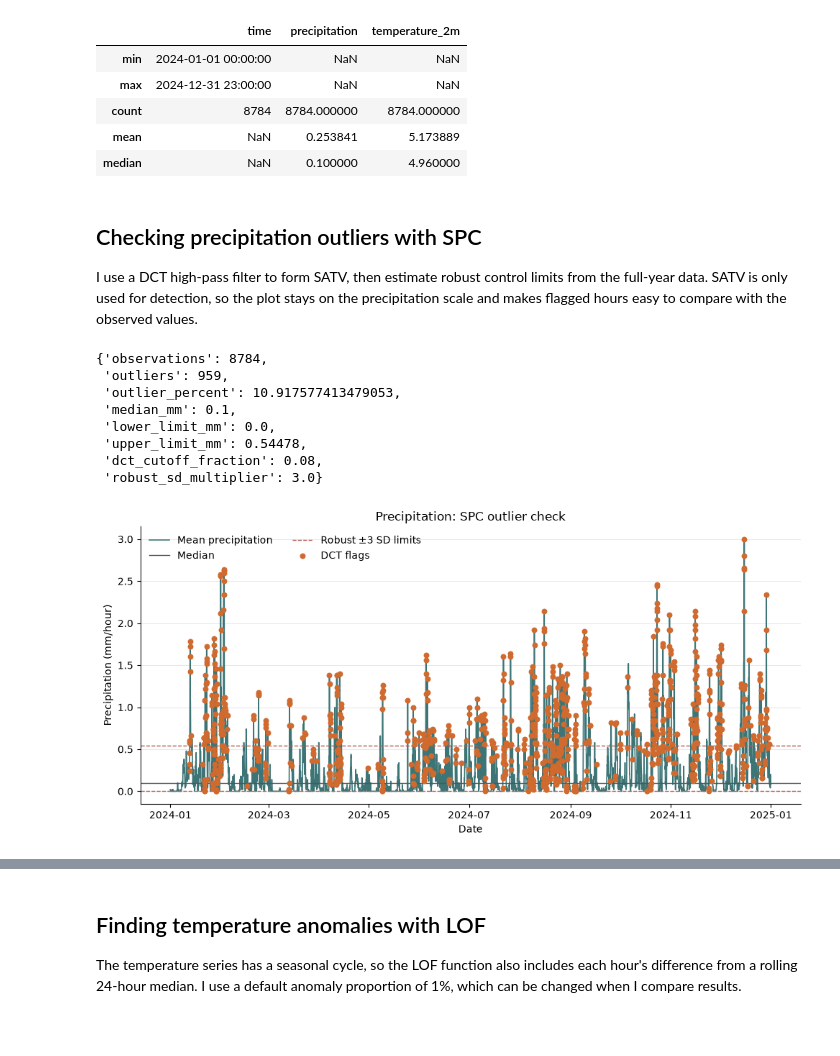
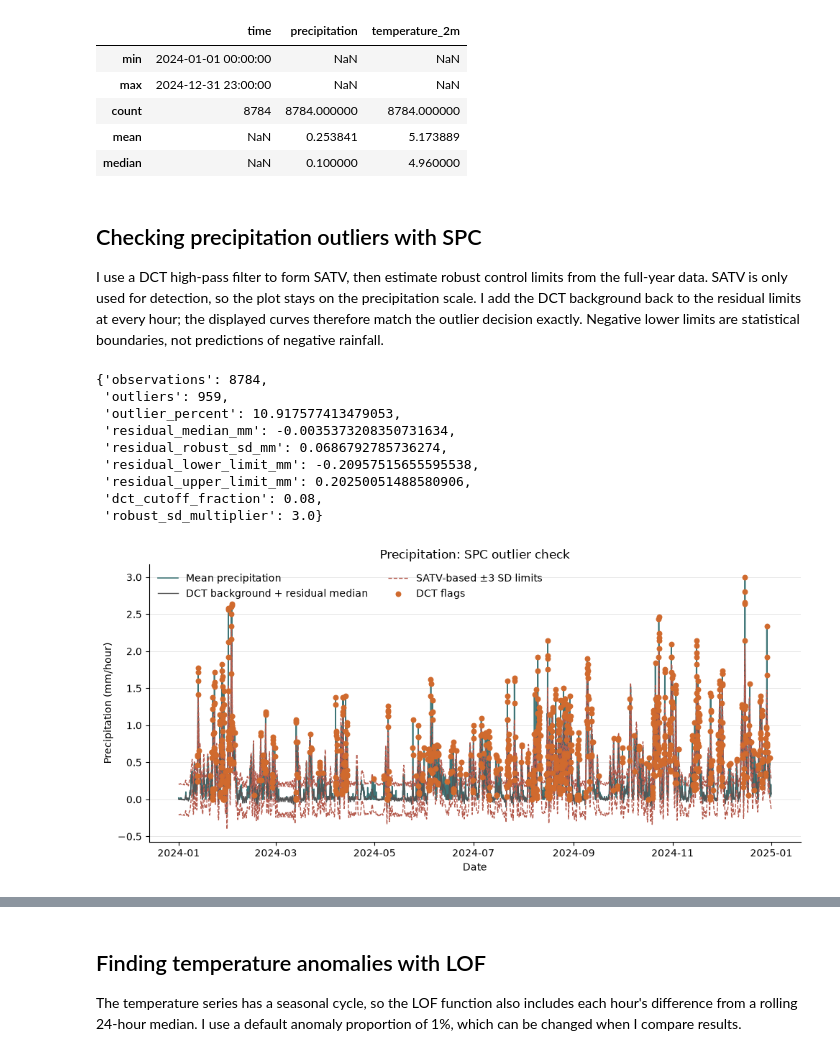
Before and after one commit to Sivan00/IND320-Sivan00-Project1, a Jupyter notebook: notebooks/IND320_assignment3.ipynb, the cells around one changed output, grey strips where cells are left out. Cells and saved outputs as stored; diff of their text form; code cells hidden in the pictures; blank space fills up the shorter version.

Commit message:
Review project 3 calculations and organize shared code

```diff
--- a/notebooks/IND320_assignment3.ipynb
+++ b/notebooks/IND320_assignment3.ipynb
@@ -16,11 +16,11 @@ import matplotlib.pyplot as plt
 
 # Adding the project folder lets the notebook import the same functions as the app.
 PROJECT_DIR = Path.cwd()
-if not (PROJECT_DIR / "data_utils.py").exists():
+if not (PROJECT_DIR / "streamlit_app.py").exists():
     PROJECT_DIR = PROJECT_DIR.parent
 sys.path.insert(0, str(PROJECT_DIR))
 
-from quality_utils import (
+from utils.quality_utils import (
     build_electricity_sample,
     build_weather_sample,
     fill_spectrogram,
@@ -31,7 +31,7 @@ from quality_utils import (
     spc_precipitation_plot,
     stl_decomposition,
 )
-from data_utils import load_reservoirs
+from utils.data_utils import load_reservoirs
 
 print(f"Project folder: {PROJECT_DIR}")
 # %% [output]
@@ -165,22 +165,25 @@ weather_no3_2024.agg({
 # %% [markdown]
 ## Checking precipitation outliers with SPC
 
-I use a DCT high-pass filter to form SATV, then estimate robust control limits from the full-year data. SATV is only used for detection, so the plot stays on the precipitation scale and makes flagged hours easy to compare with the observed values.
+I use a DCT high-pass filter to form SATV, then estimate robust control limits from the full-year data. SATV is only used for detection, so the plot stays on the precipitation scale. I add the DCT background back to the residual limits at every hour; the displayed curves therefore match the outlier decision exactly. Negative lower limits are statistical boundaries, not predictions of negative rainfall.
 # %%
 # These settings are visible because changing the cutoff or limit changes which hours are flagged.
 spc_figure, spc_summary = spc_precipitation_plot(
     weather_no3_2024,
     cutoff=0.08,
     n_sd=3.0,
 )
-spc_summary
+display(spc_summary)
+# Display the figure explicitly so the PDF includes the analysis.
+plt.show()
 # %% [output]
 {'observations': 8784,
  'outliers': 959,
  'outlier_percent': 10.917577413479053,
- 'median_mm': 0.1,
- 'lower_limit_mm': 0.0,
- 'upper_limit_mm': 0.54478,
+ 'residual_median_mm': -0.0035373208350731634,
+ 'residual_robust_sd_mm': 0.0686792785736274,
+ 'residual_lower_limit_mm': -0.20957515655595538,
+ 'residual_upper_limit_mm': 0.20250051488580906,
  'dct_cutoff_fraction': 0.08,
  'robust_sd_multiplier': 3.0}
-[figure, old version]
+[figure, new version]
```
Also changed, not shown: parts of 16 cells of this notebook, 20 other files.
